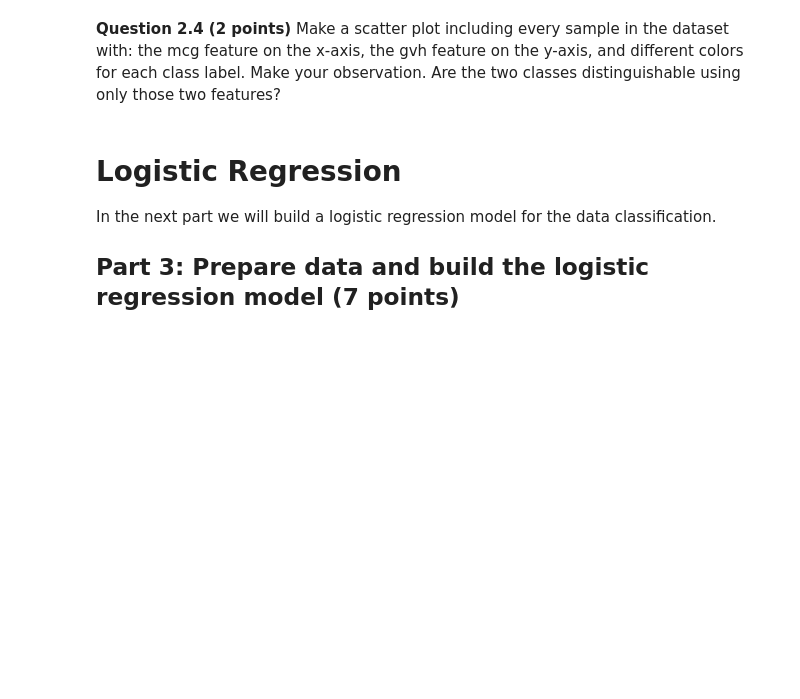
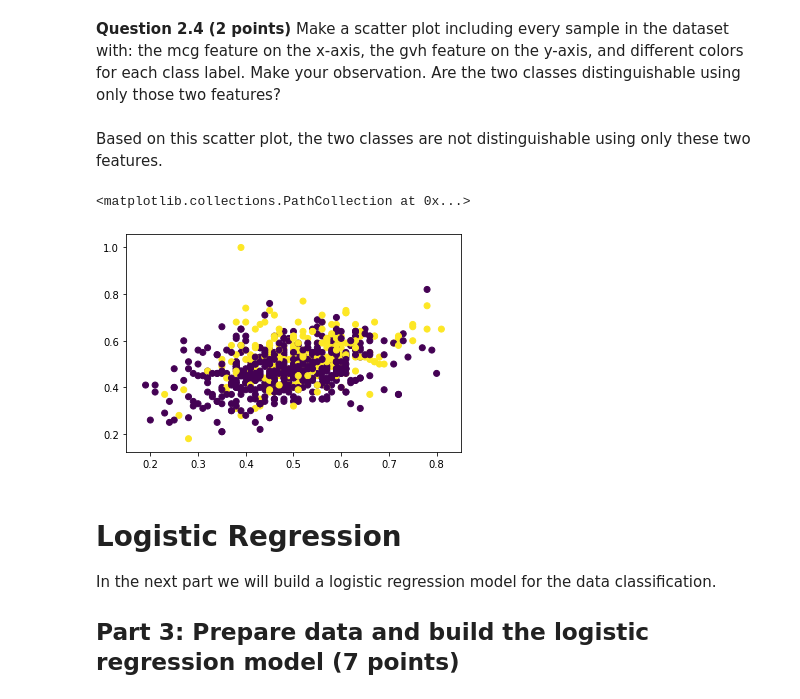
Before and after one commit to lamdao27/hw-03, a Jupyter notebook: HW-03_GitML-STUDENT.ipynb, the cells around one changed output. Saved outputs shown, nothing was run; the diff lists cells and outputs as text; code cells hidden in the pictures; blank space fills up the shorter version.

```diff
--- a/HW-03_GitML-STUDENT.ipynb
+++ b/HW-03_GitML-STUDENT.ipynb
@@ -60,0 +61,14 @@ In this homework we will be working with the yeast dataset and building logistic
+# %%
+### Put your code here ###
+df = pd.read_csv('yeast.data', sep='\s+', index_col = False, header = None, names = ['sequence_name',
+                                                                                     'mcg',
+                                                                                     'gvh',
+                                                                                     'alm',
+                                                                                     'mit',
+                                                                                     'erl',
+                                                                                     'pox',
+                                                                                     'vac',
+                                                                                     'nuc',
+                                                                                     'class'])
+df.drop(['sequence_name', 'pox', 'vac'], axis=1, inplace = True)
+df.shape
@@ -69,0 +91,5 @@ data with only these two types of labels, and redefine label **CYT** into **0**,
+# %%
+### Put your code here ###
+df_new = df[(df['class'] == 'MIT') | (df['class'] == 'CYT')]
+df_new['class'] = df_new['class'].apply(lambda x: 1 if x == 'MIT' else 0)
+df_new.shape
@@ -70,7 +103,13 @@ data with only these two types of labels, and redefine label **CYT** into **0**,
 # %% [markdown]
 **Question 2.4 (2 points)** Make a scatter plot including every sample in the dataset with: the mcg feature on the x-axis, the gvh feature on the y-axis, and different colors for each class label. Make your observation. Are the two classes distinguishable using only those two features?
+# %% [markdown]
+Based on this scatter plot, the two classes are not distinguishable using only these two features.
 # %%
 ### Put your code here ###
+plt.scatter(df_new['mcg'], df_new['gvh'], c = df_new['class'])
+# %% [output]
+<matplotlib.collections.PathCollection at 0x...>
+[figure, added]
 # %% [markdown]
 # Logistic Regression
 
```
Also changed, not shown: parts of 25 cells of this notebook.
